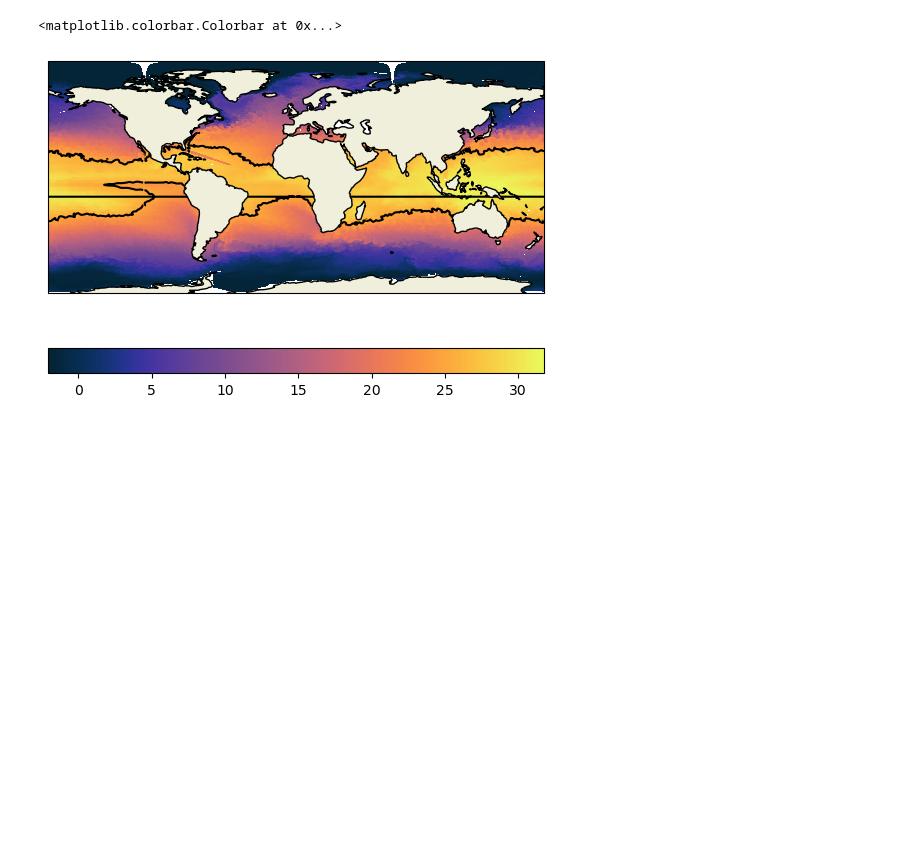
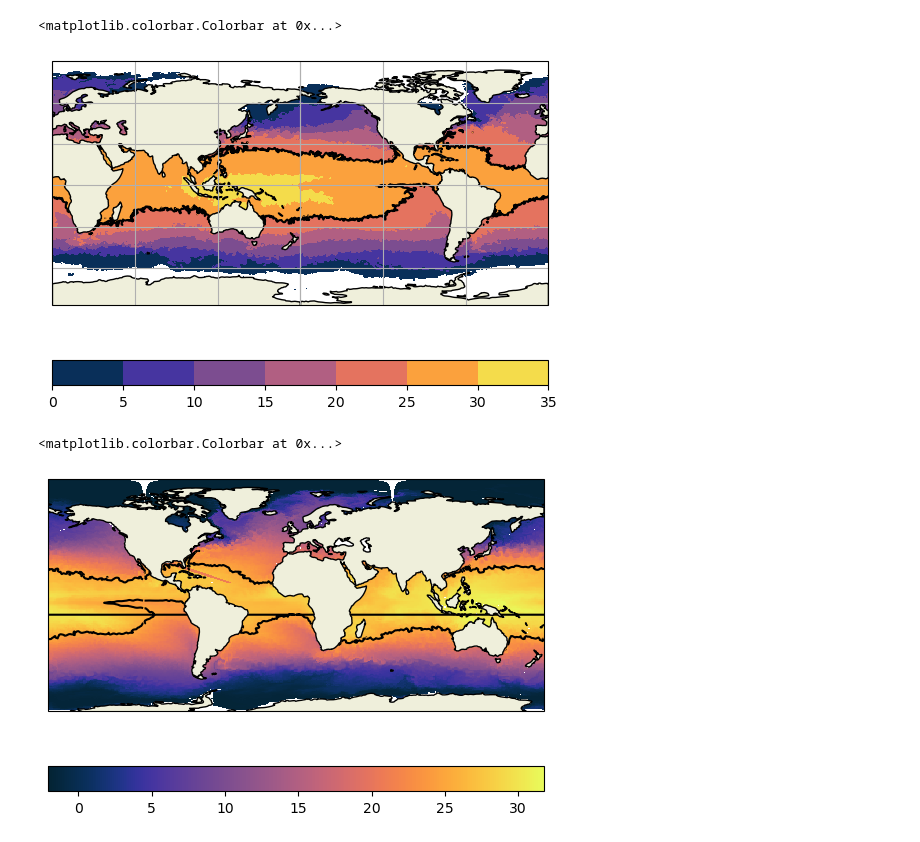
Before and after one commit to JdeJong96/TCs-under-SAI, a Jupyter notebook: analysis/notebooks/SST.ipynb, the cells around one changed output. Drawn from its saved outputs; the diff is of its cells as text; code cells hidden in the pictures; blank space fills up the shorter version.

```diff
--- a/analysis/notebooks/SST.ipynb
+++ b/analysis/notebooks/SST.ipynb
@@ -32,3 +48,20 @@ ds = xr.open_dataset(file_ex_ocn_ctrl, decode_times=False)
+# %%
+lons = ds.ULONG
+lats = ds.ULAT
+SST = ds.SST.where(~mask)
+
+fig = plt.figure()
+ax = plt.axes(projection=ccrs.PlateCarree(central_longitude=180))
+
+pcm = ax.contourf(lons, lats, SST, levels=range(0,36,5), transform=ccrs.PlateCarree(), cmap='cmo.thermal')
+ax.contour(lons, lats, SST, levels=[25], transform=ccrs.PlateCarree(central_longitude=0), cmap='binary_r')
+ax.add_feature(cfeature.LAND, zorder=2, edgecolor='black')
+
+ax.gridlines()
+fig.colorbar(pcm, orientation='horizontal')
+# %% [output]
+<matplotlib.colorbar.Colorbar at 0x...>
+[figure, added]
 # %%
 fig = plt.figure()
 ax = plt.axes(projection=ccrs.PlateCarree(central_longitude=0))
```
Also changed, not shown: parts of 6 cells of this notebook.
